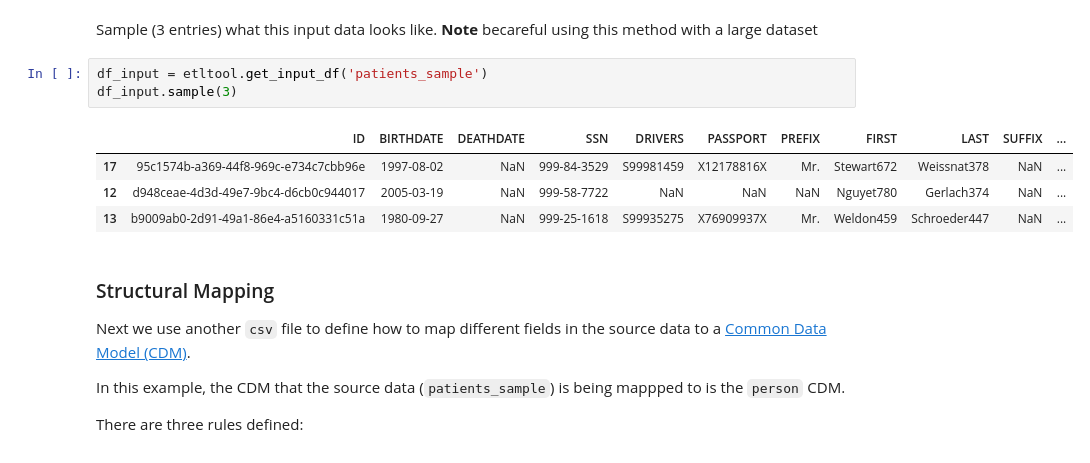
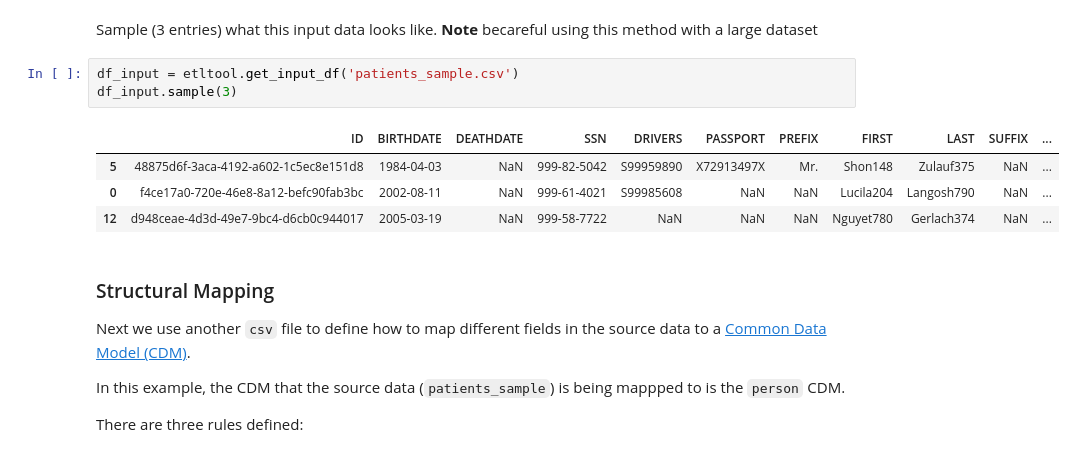
Before and after one commit to HDRUK/CaRROT-CDM, a Jupyter notebook: notebooks/Introduction - Using the ETLTool.ipynb, the cells around one changed output. Cells and saved outputs as stored; diff of their text form.

```diff
--- a/notebooks/Introduction - Using the ETLTool.ipynb
+++ b/notebooks/Introduction - Using the ETLTool.ipynb
@@ -42,13 +42,13 @@ etltool.get_input_names()
 # %% [markdown]
 Sample (3 entries) what this input data looks like. __Note__ becareful using this method with a large dataset
 # %%
-df_input = etltool.get_input_df('patients_sample')
+df_input = etltool.get_input_df('patients_sample.csv')
 df_input.sample(3)
 # %% [output]
 |  | ID | BIRTHDATE | DEATHDATE | SSN | DRIVERS | PASSPORT | PREFIX | FIRST | LAST | SUFFIX | ... |
-| 17 | 95c1574b-a369-44f8-969c-e734c7cbb96e | 1997-08-02 | NaN | 999-84-3529 | S99981459 | X12178816X | Mr. | Stewart672 | Weissnat378 | NaN | ... |
+| 5 | 48875d6f-3aca-4192-a602-1c5ec8e151d8 | 1984-04-03 | NaN | 999-82-5042 | S99959890 | X72913497X | Mr. | Shon148 | Zulauf375 | NaN | ... |
+| 0 | f4ce17a0-720e-46e8-8a12-befc90fab3bc | 2002-08-11 | NaN | 999-61-4021 | S99985608 | NaN | NaN | Lucila204 | Langosh790 | NaN | ... |
 | 12 | d948ceae-4d3d-49e7-9bc4-d6cb0c944017 | 2005-03-19 | NaN | 999-58-7722 | NaN | NaN | NaN | Nguyet780 | Gerlach374 | NaN | ... |
-| 13 | b9009ab0-2d91-49a1-86e4-a5160331c51a | 1980-09-27 | NaN | 999-25-1618 | S99935275 | X76909937X | Mr. | Weldon459 | Schroeder447 | NaN | ... |
 # %% [markdown]
 ### Structural Mapping
 
```
Also changed, not shown: parts of 8 cells of this notebook, 1 other file.
